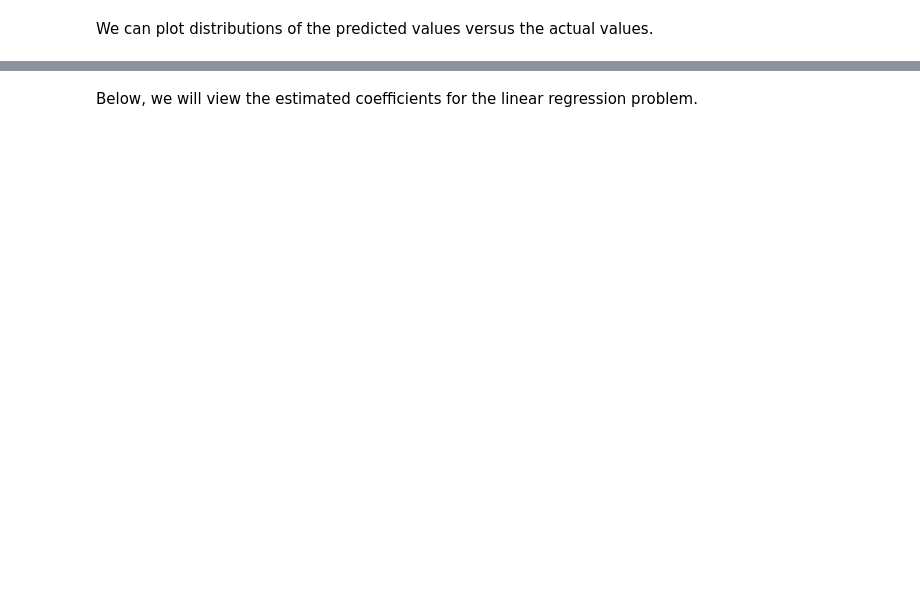
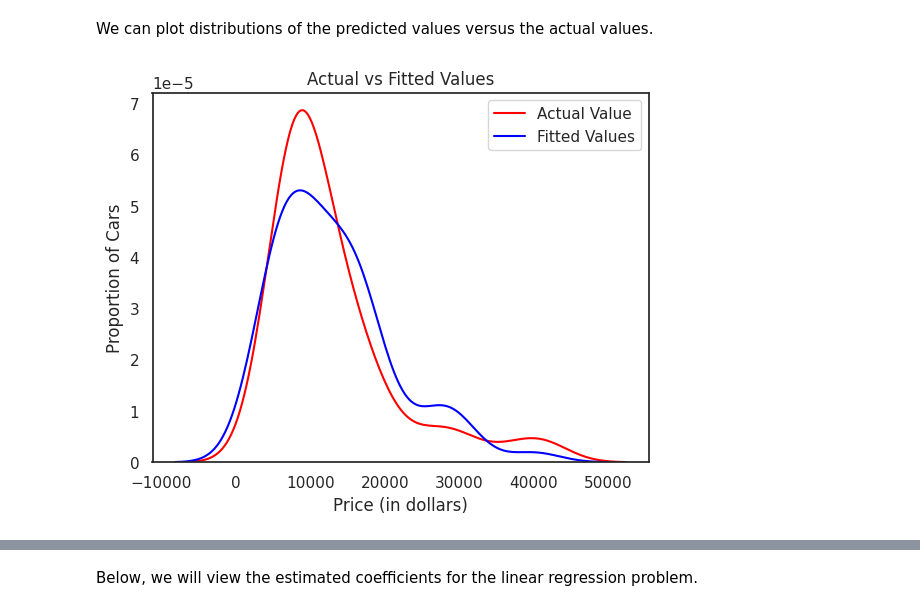
Before and after one commit to htetaunglynn94/coursera, a Jupyter notebook: ibm_ml_series/supervised_ml/module_2/holab_2_polynomial_regression.ipynb, the cells around one changed output, grey strips where cells are left out. Saved outputs shown, nothing was run; the diff lists cells and outputs as text; code cells hidden in the pictures; blank space fills up the shorter version.

```diff
--- a/ibm_ml_series/supervised_ml/module_2/holab_2_polynomial_regression.ipynb
+++ b/ibm_ml_series/supervised_ml/module_2/holab_2_polynomial_regression.ipynb
@@ -238,2 +280,17 @@ We can plot distributions of the predicted values versus the actual values.
+# %%
+# check the def function
+plt.figure()
+ax1 = sns.distplot(y_test, hist=False, color="r", label="Actual Value")
+sns.distplot(predicted, hist=False, color="b", label="Fitted Values" , ax=ax1)
+plt.legend()
+
+plt.title('Actual vs Fitted Values')
+plt.xlabel('Price (in dollars)')
+plt.ylabel('Proportion of Cars')
+
+plt.show()
+plt.close()
+# %% [output]
+[figure, added]
 # %%
 plot_dis(y_test,predicted)
```
Also changed, not shown: parts of 46 cells of this notebook.
